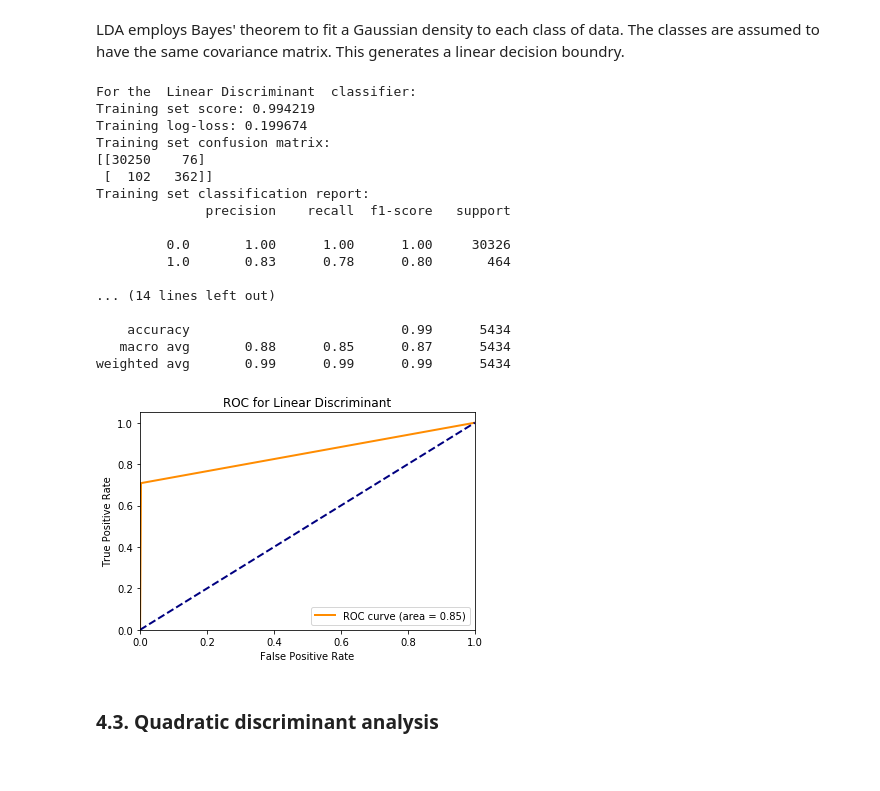
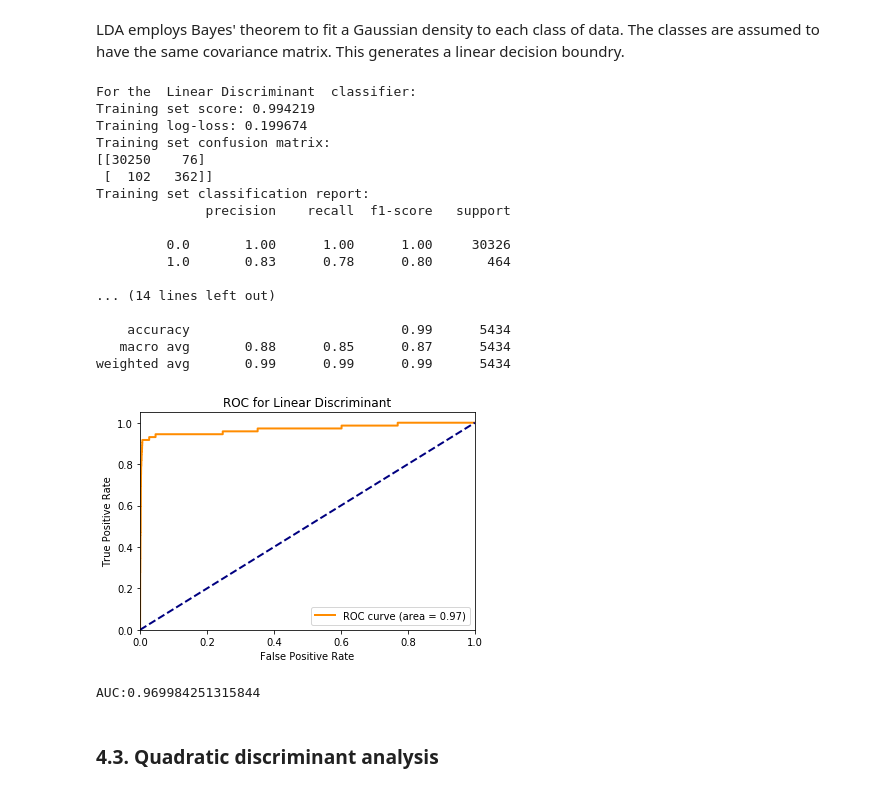
Before and after one commit to SABS-R3-projects/JA-ML, a Jupyter notebook: MAIN-HIVPR.ipynb, the cells around one changed output. Saved outputs shown, nothing was run; the diff lists cells and outputs as text; code cells hidden in the pictures.

```diff
--- a/MAIN-HIVPR.ipynb
+++ b/MAIN-HIVPR.ipynb
@@ -201,7 +197,8 @@ def LogReg(X_train, y_train, X_test):
     #Predict the response values using the test predictor data
     y_predicted_test = classifier.predict(X_test)
     y_predicted_train = classifier.predict(X_train)
-    return y_predicted_train, y_predicted_test
+    y_score = classifier.predict_proba(X_test)[:,1]
+    return y_predicted_train, y_predicted_test, y_score
 # %%
-y_predicted_train, y_predicted_test = LogReg(X_train, y_train, X_test)
+y_predicted_train, y_predicted_test, y_score = LogReg(X_train, y_train, X_test)
 # %%
@@ -249,30 +247,32 @@ def LDA(X_train, y_train, X_test):
     classifier = classifier.fit(X_train, y_train)
     y_predicted_test = classifier.predict(X_test)
     y_predicted_train = classifier.predict(X_train)
-    return y_predicted_train, y_predicted_test
+    y_score = classifier.predict_proba(X_test)[:,1]
+    return y_predicted_train, y_predicted_test, y_score
 # %%
-y_predicted_train, y_predicted_test = LDA(X_train, y_train, X_test)
+y_predicted_train, y_predicted_test, y_score = LDA(X_train, y_train, X_test)
 # %%
-model_evaluation(X_train, X_test, y_train, y_test, y_predicted_train, y_predicted_test, title='Linear Discriminant')
+model_evaluation(X_train, X_test, y_train, y_test, y_predicted_train, y_predicted_test, y_score, title='Linear Discriminant')
 # %% [output]
 For the  Linear Discriminant  classifier:
 Training set score: 0.994219
 Training log-loss: 0.199674
 Training set confusion matrix:
 [[30250    76]
  [  102   362]]
 Training set classification report:
               precision    recall  f1-score   support
 
          0.0       1.00      1.00      1.00     30326
          1.0       0.83      0.78      0.80       464
 
 ... (14 lines left out)
 
     accuracy                           0.99      5434
    macro avg       0.88      0.85      0.87      5434
 weighted avg       0.99      0.99      0.99      5434
-[figure, old version]
+[figure, new version]
+AUC:0.969984251315844
 # %% [markdown]
 ### 4.3. Quadratic discriminant analysis
 # %% [markdown]
```
Also changed, not shown: parts of 16 cells of this notebook.
